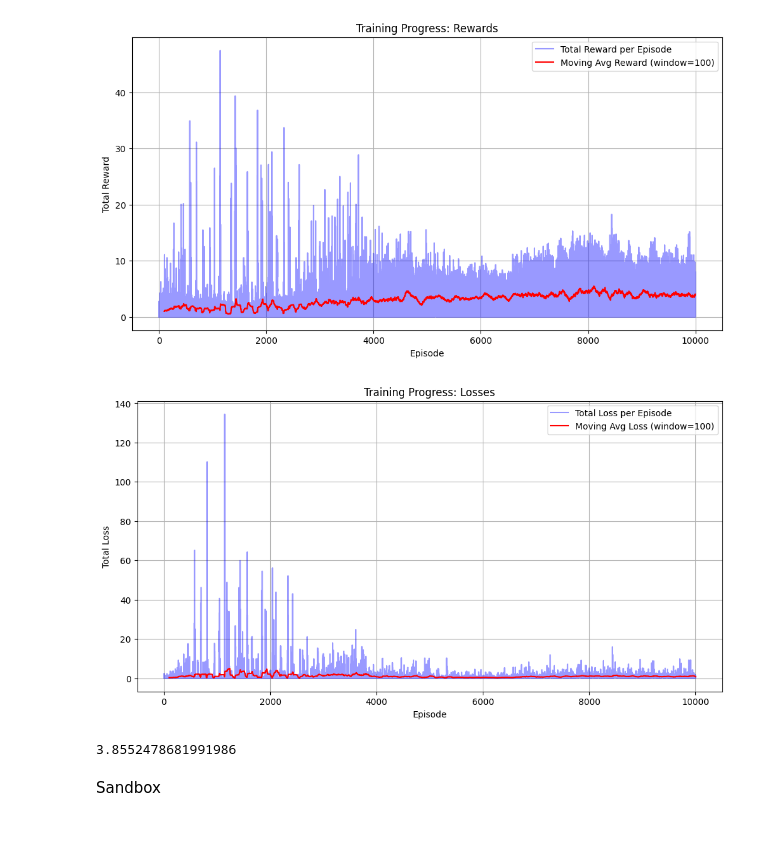
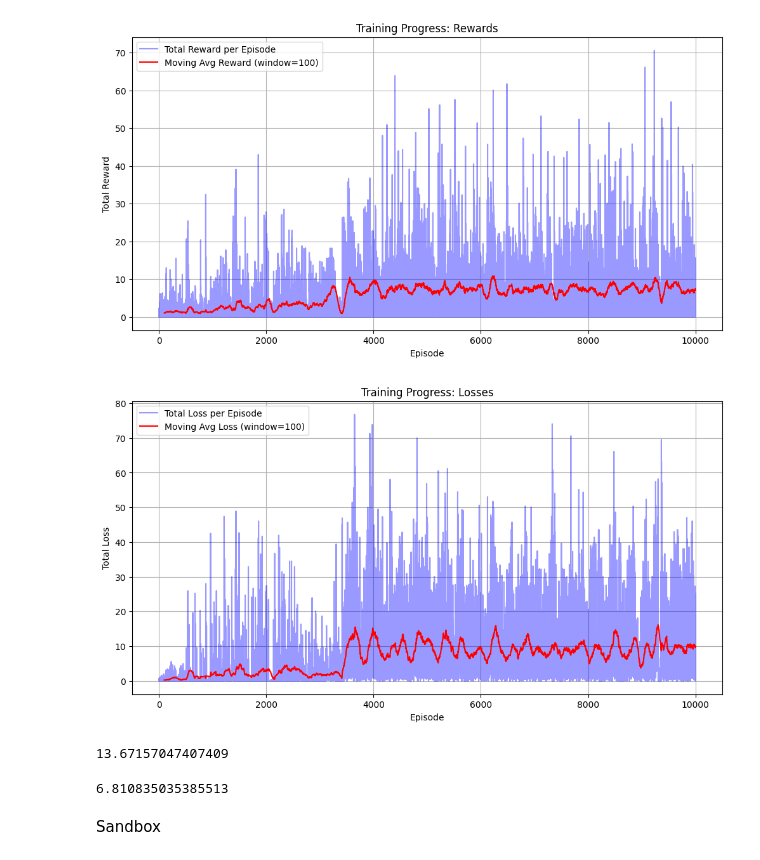
Before and after one commit to ostapenkovs/orcs-4529-rl, a Jupyter notebook: notebooks/2_testing.ipynb, the cells around one changed output. Saved outputs shown, nothing was run; the diff lists cells and outputs as text; code cells hidden in the pictures; blank space fills up the shorter version.

```diff
--- a/notebooks/2_testing.ipynb
+++ b/notebooks/2_testing.ipynb
@@ -32,8 +31,8 @@ env = Environment(
 )
 
 agent = Agent(
-    env=env, obssize=4, actsize=2, hidden_dim=128, depth=3, lr=0.001, buffer_size=512, batch_size=64,
-    buffer_interval=8, model_interval=128, gamma=0.99, eps=0.99, eps_decay=0.995, eps_min=0.01
+    env=env, hidden_dim=128, depth=3, lr=0.001, buffer_size=10000, batch_size=64,
+    buffer_interval=8, model_interval=50, gamma=0.99, eps=0.99, eps_decay=0.995, eps_min=0.01
 )
 
 losses, rewards = agent.train(nepisode=10000, notebook=True)
@@ -58,2 +57,2 @@ Episode 9951/10000: Total Reward = 0.00, Loss = 0.2920, Eps = 0.0500
-[figure, old version]
+[figure, new version]
-[figure, old version]
+[figure, new version]
@@ -64,7 +59,11 @@ Episode 9951/10000: Total Reward = 0.00, Loss = 0.2920, Eps = 0.0500
-# %%
-estimate_option_price(agent, env, 1000)
-# %% [output]
-3.8552478681991986
+# %%
+get_mc_price(prices=env.prices, t1=t1, t2=t2, h=put, k=k, r=r)
+# %% [output]
+13.67157047407409
+# %%
+agent.eval(nepisode=1000)
+# %% [output]
+6.810835035385513
 # %% [markdown]
 Sandbox
 # %%
```
Also changed, not shown: parts of 4 cells of this notebook, 2 other files.
